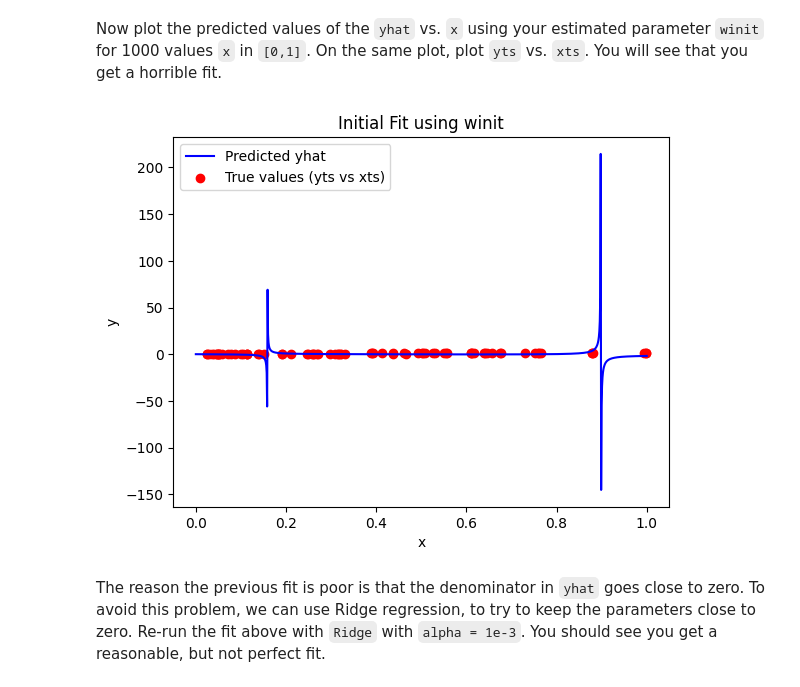
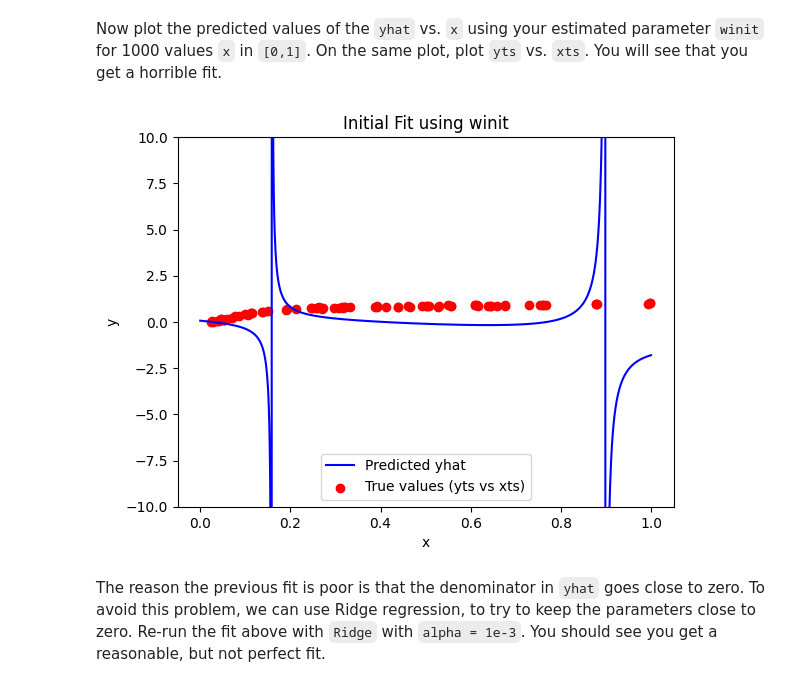
Before and after one commit to dpcarry/introml, a Jupyter notebook: unit07_optim/lab_nlls_partial.ipynb, the cells around one changed output. Cells and saved outputs as stored; diff of their text form; code cells hidden in the pictures.

```diff
--- a/unit07_optim/lab_nlls_partial.ipynb
+++ b/unit07_optim/lab_nlls_partial.ipynb
@@ -164,20 +159,21 @@ Now plot the predicted values of the `yhat` vs. `x` using your estimated paramet
 # %%
 # TODO
 # xp = ...
 # yhat = ...
 # plot(...)
 xp = np.linspace(0, 1, 1000)
 yhat = predict(winit, xp)
 
 plt.plot(xp, yhat, label="Predicted yhat", color="blue")
 plt.scatter(xts, yts, color="red", label="True values (yts vs xts)")
 plt.xlabel("x")
 plt.ylabel("y")
+plt.ylim(-10, 10)  # 设置 y 轴范围
 plt.title("Initial Fit using winit")
 plt.legend()
 plt.show()
 # %% [output]
-[figure, old version]
+[figure, new version]
 # %% [markdown]
 The reason the previous fit is poor is that the denominator in `yhat` goes close to zero.   To avoid this problem, we can use Ridge regression, to try to keep the parameters close to zero.  Re-run the fit above with `Ridge` with `alpha = 1e-3`. You should see you get a reasonable, but not perfect fit.
 # %%
```
Also changed, not shown: parts of 4 cells of this notebook.
